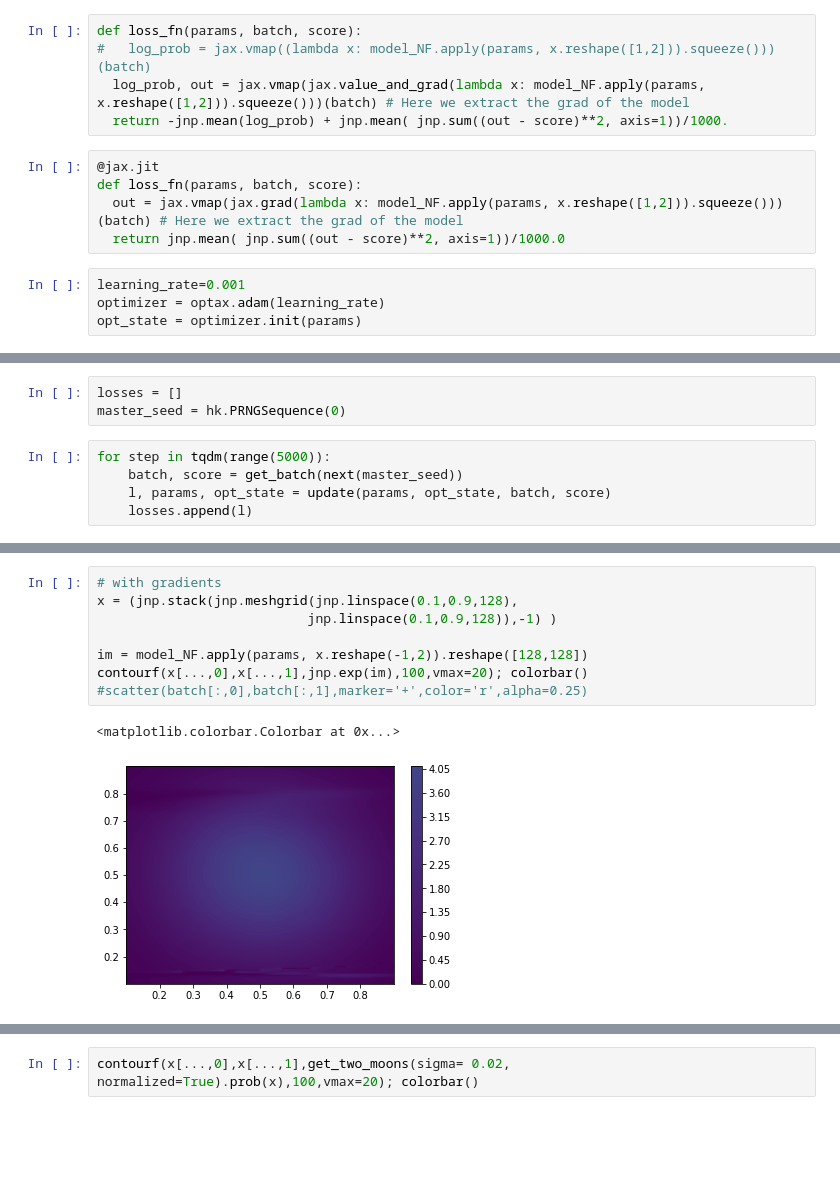
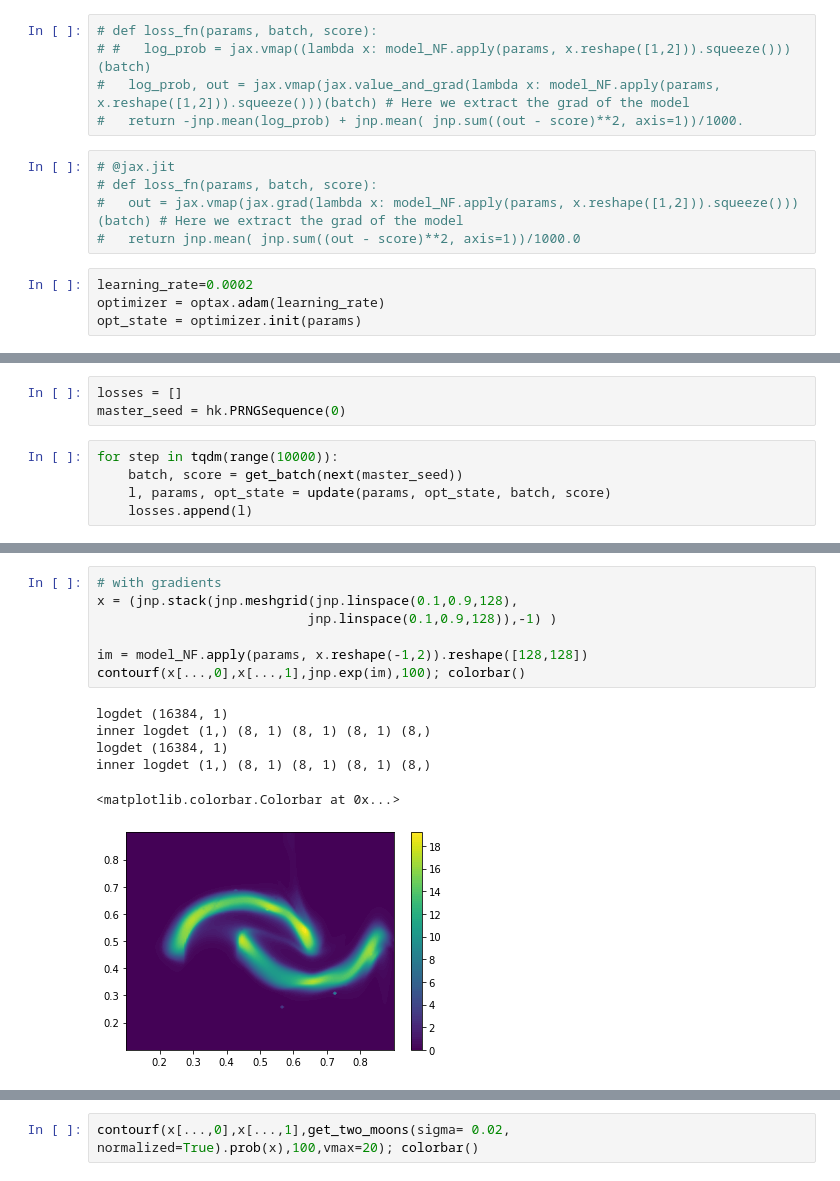
Before and after one commit to astrodeepnet/sbi_experiments, a Jupyter notebook: notebooks/score_matching/NF_score_matching.ipynb, the cells around one changed output, grey strips where cells are left out. Saved outputs shown, nothing was run; the diff lists cells and outputs as text; blank space fills up the shorter version.

```diff
--- a/notebooks/score_matching/NF_score_matching.ipynb
+++ b/notebooks/score_matching/NF_score_matching.ipynb
@@ -176,17 +157,17 @@ def loss_fn(params, batch, score):
   log_prob = jax.vmap((lambda x: model_NF.apply(params, x.reshape([1,2])).squeeze()))(batch)
   return -jnp.mean(log_prob)
 # %%
-def loss_fn(params, batch, score):
-#   log_prob = jax.vmap((lambda x: model_NF.apply(params, x.reshape([1,2])).squeeze()))(batch)
-  log_prob, out = jax.vmap(jax.value_and_grad(lambda x: model_NF.apply(params, x.reshape([1,2])).squeeze()))(batch) # Here we extract the grad of the model
-  return -jnp.mean(log_prob) + jnp.mean( jnp.sum((out - score)**2, axis=1))/1000.
+# def loss_fn(params, batch, score):
+# #   log_prob = jax.vmap((lambda x: model_NF.apply(params, x.reshape([1,2])).squeeze()))(batch)
+#   log_prob, out = jax.vmap(jax.value_and_grad(lambda x: model_NF.apply(params, x.reshape([1,2])).squeeze()))(batch) # Here we extract the grad of the model
+#   return -jnp.mean(log_prob) + jnp.mean( jnp.sum((out - score)**2, axis=1))/1000.
 # %%
-@jax.jit
-def loss_fn(params, batch, score):
-  out = jax.vmap(jax.grad(lambda x: model_NF.apply(params, x.reshape([1,2])).squeeze()))(batch) # Here we extract the grad of the model
-  return jnp.mean( jnp.sum((out - score)**2, axis=1))/1000.0
+# @jax.jit
+# def loss_fn(params, batch, score):
+#   out = jax.vmap(jax.grad(lambda x: model_NF.apply(params, x.reshape([1,2])).squeeze()))(batch) # Here we extract the grad of the model
+#   return jnp.mean( jnp.sum((out - score)**2, axis=1))/1000.0
 # %%
-learning_rate=0.001
+learning_rate=0.0002
 optimizer = optax.adam(learning_rate)
 opt_state = optimizer.init(params)
 # %%
@@ -202,7 +183,7 @@ def update(params, opt_state, batch, score):
 losses = []
 master_seed = hk.PRNGSequence(0)
 # %%
-for step in tqdm(range(5000)):
+for step in tqdm(range(10000)):
     batch, score = get_batch(next(master_seed))
     l, params, opt_state = update(params, opt_state, batch, score)
     losses.append(l)
@@ -215,11 +196,14 @@ plot(losses[:])
 # %%
 # with gradients
 x = (jnp.stack(jnp.meshgrid(jnp.linspace(0.1,0.9,128),
                            jnp.linspace(0.1,0.9,128)),-1) )
 
 im = model_NF.apply(params, x.reshape(-1,2)).reshape([128,128])
-contourf(x[...,0],x[...,1],jnp.exp(im),100,vmax=20); colorbar()
-#scatter(batch[:,0],batch[:,1],marker='+',color='r',alpha=0.25)
+contourf(x[...,0],x[...,1],jnp.exp(im),100); colorbar()
 # %% [output]
-<matplotlib.colorbar.Colorbar at 0x...>
+logdet (16384, 1)
+inner logdet (1,) (8, 1) (8, 1) (8, 1) (8,)
+logdet (16384, 1)
+inner logdet (1,) (8, 1) (8, 1) (8, 1) (8,)
+<matplotlib.colorbar.Colorbar at 0x...>
-[figure, old version]
+[figure, new version]
```
Also changed, not shown: parts of 32 cells of this notebook.
